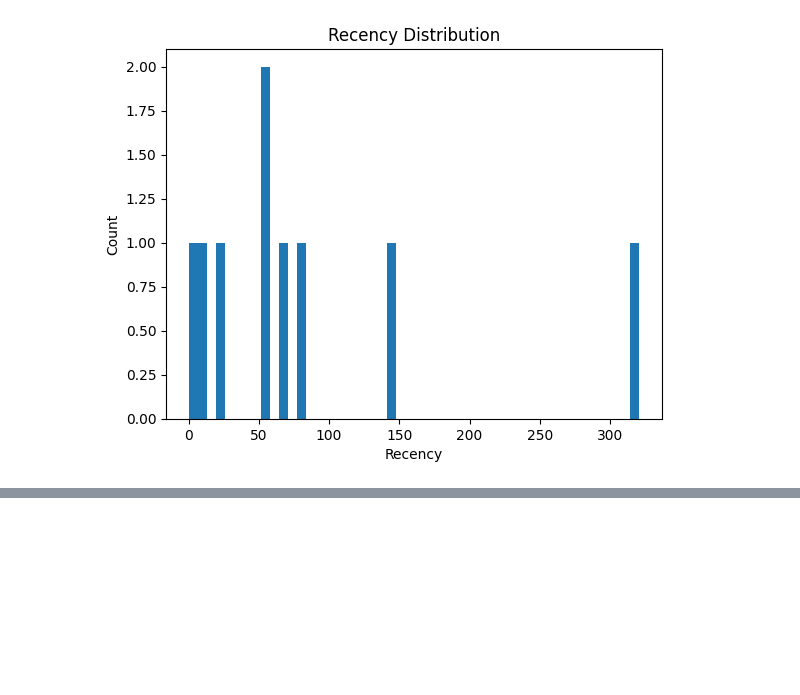
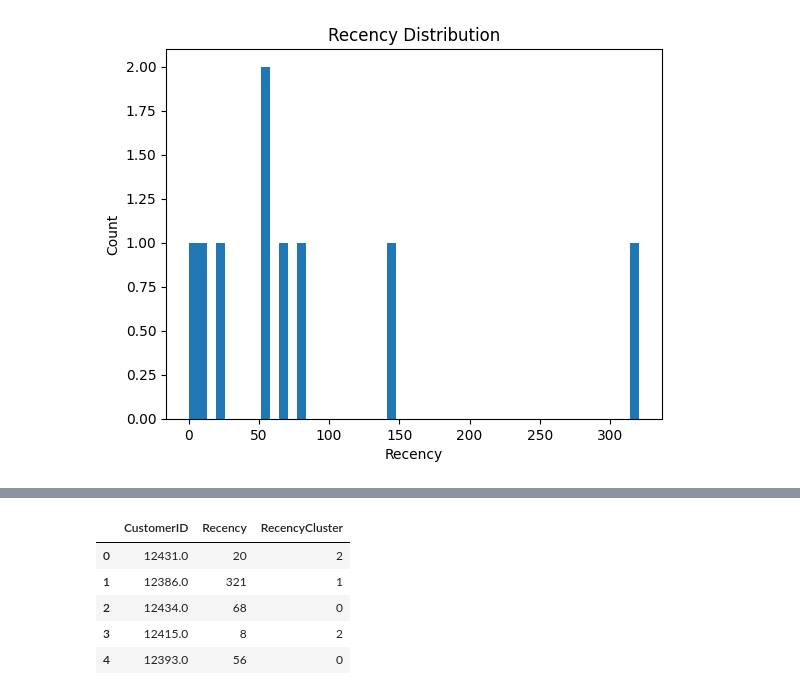
Before and after one commit to langatkevin/Customer-Lifetime-Value, a Jupyter notebook: cltv.ipynb, the cells around one changed output, grey strips where cells are left out. Cells and saved outputs as stored; diff of their text form; code cells hidden in the pictures; blank space fills up the shorter version.

```diff
--- a/cltv.ipynb
+++ b/cltv.ipynb
@@ -140,0 +158,13 @@ plt.show()
+# %%
+# Build 3 clusters for recency and add it to dataframe
+kmeans = KMeans(n_clusters=3)
+kmeans.fit(customer_segmentation[['Recency']])
+customer_segmentation['RecencyCluster'] = kmeans.predict(customer_segmentation[['Recency']])
+customer_segmentation.head()
+# %% [output]
+|  | CustomerID | Recency | RecencyCluster |
+| 0 | 12431.0 | 20 | 2 |
+| 1 | 12386.0 | 321 | 1 |
+| 2 | 12434.0 | 68 | 0 |
+| 3 | 12415.0 | 8 | 2 |
+| 4 | 12393.0 | 56 | 0 |
```
Also changed, not shown: parts of 4 cells of this notebook.
